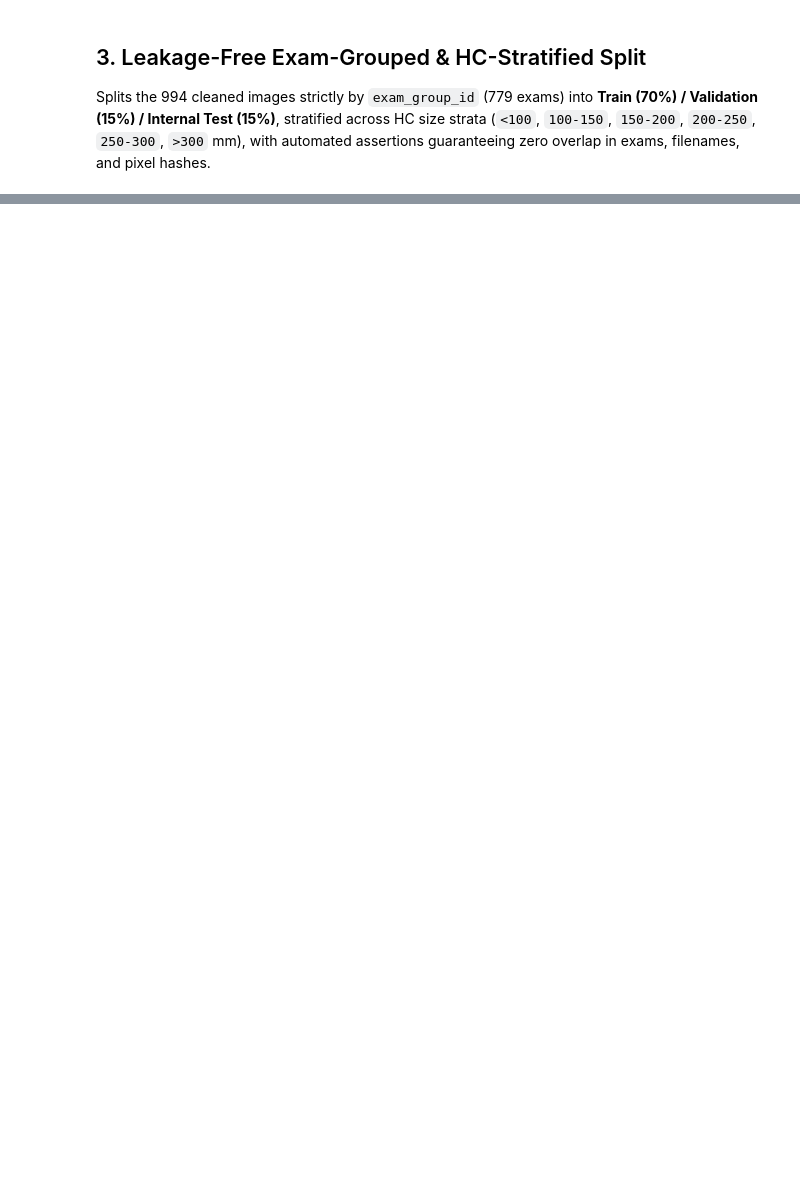
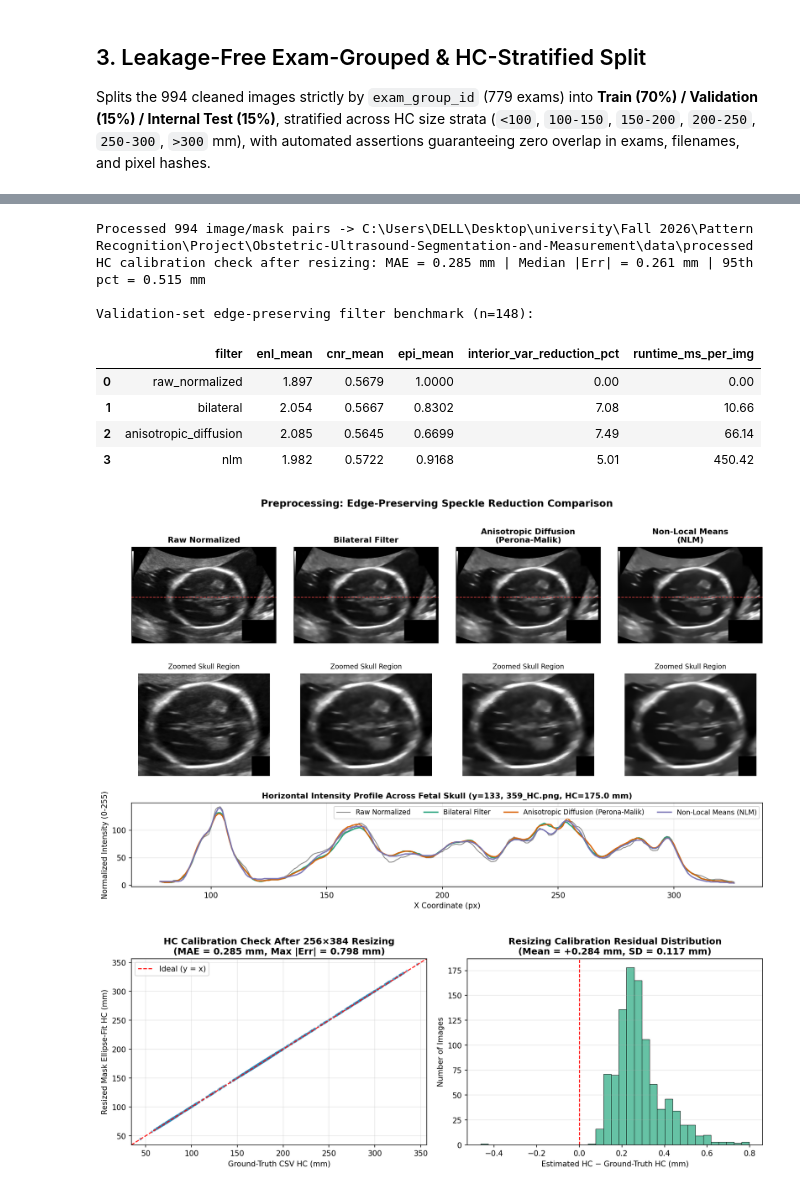
Before and after one commit to farahamed/Obstetric-Ultrasound-Segmentation-and-Measurement, a Jupyter notebook: notebooks/02_preprocessing_and_splitting.ipynb, the cells around one changed output, grey strips where cells are left out. Saved outputs shown, nothing was run; the diff lists cells and outputs as text; code cells hidden in the pictures; blank space fills up the shorter version.

Commit message:
data preprocessing implemented

```diff
--- a/notebooks/02_preprocessing_and_splitting.ipynb
+++ b/notebooks/02_preprocessing_and_splitting.ipynb
@@ -71,2 +94,39 @@ display(Image(filename=str(split_fig_path)))
 # %%
-# TODO (Member 2): Implement src/preprocessing/ pipeline and export to PROCESSED_DATA_DIR
+from src.preprocessing.run_preprocessing import (
+    run_preprocessing_pipeline,
+    plot_filter_comparison,
+    plot_calibration_check,
+)
+
+processed_df, filter_bench_df = run_preprocessing_pipeline(
+    despeckle_method="anisotropic_diffusion",
+    norm_method="robust_minmax",
+    target_size=DEFAULT_TARGET_SIZE,
+)
+
+print(f"Processed {len(processed_df)} image/mask pairs -> {PROCESSED_DATA_DIR}")
+print(
+    f"HC calibration check after resizing: MAE = {processed_df['resize_hc_abs_err_mm'].mean():.3f} mm | "
+    f"Median |Err| = {processed_df['resize_hc_abs_err_mm'].median():.3f} mm | "
+    f"95th pct = {processed_df['resize_hc_abs_err_mm'].quantile(0.95):.3f} mm"
+)
+
+print("\nValidation-set edge-preserving filter benchmark (n=148):")
+display(filter_bench_df)
+
+filter_fig = plot_filter_comparison(processed_df)
+cal_fig = plot_calibration_check(processed_df)
+display(Image(filename=str(filter_fig)))
+display(Image(filename=str(cal_fig)))
+# %% [output]
+Processed 994 image/mask pairs -> C:\Users\DELL\Desktop\university\Fall 2026\Pattern Recognition\Project\Obstetric-Ultrasound-Segmentation-and-Measurement\data\processed
+HC calibration check after resizing: MAE = 0.285 mm | Median |Err| = 0.261 mm | 95th pct = 0.515 mm
+
+Validation-set edge-preserving filter benchmark (n=148):
+|  | filter | enl_mean | cnr_mean | epi_mean | interior_var_reduction_pct | runtime_ms_per_img |
+| 0 | raw_normalized | 1.897 | 0.5679 | 1.0000 | 0.00 | 0.00 |
+| 1 | bilateral | 2.054 | 0.5667 | 0.8302 | 7.08 | 10.66 |
+| 2 | anisotropic_diffusion | 2.085 | 0.5645 | 0.6699 | 7.49 | 66.14 |
+| 3 | nlm | 1.982 | 0.5722 | 0.9168 | 5.01 | 450.42 |
+[figure, added]
+[figure, added]
```
Also changed, not shown: parts of 5 cells of this notebook, 9 other files.
